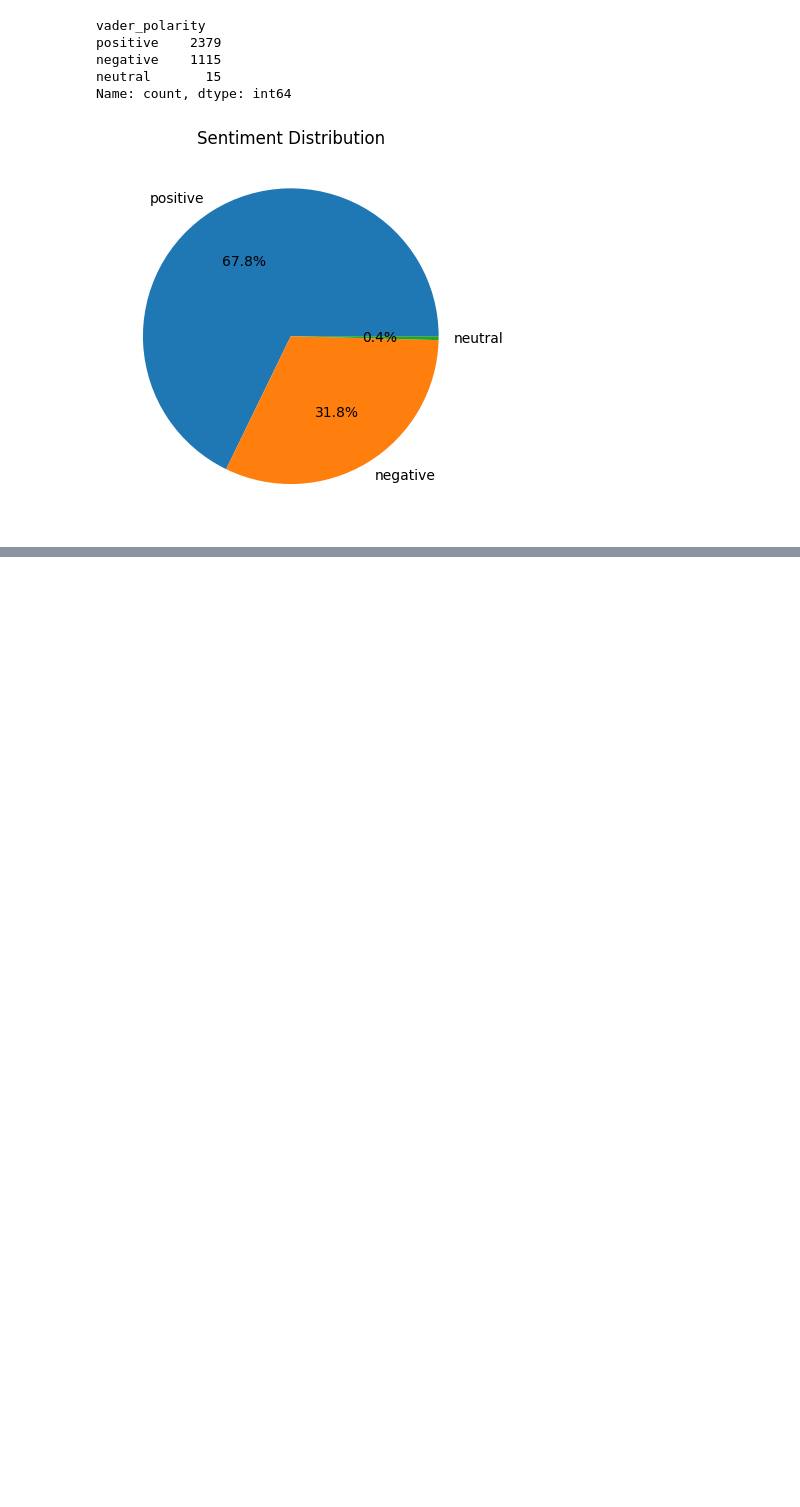
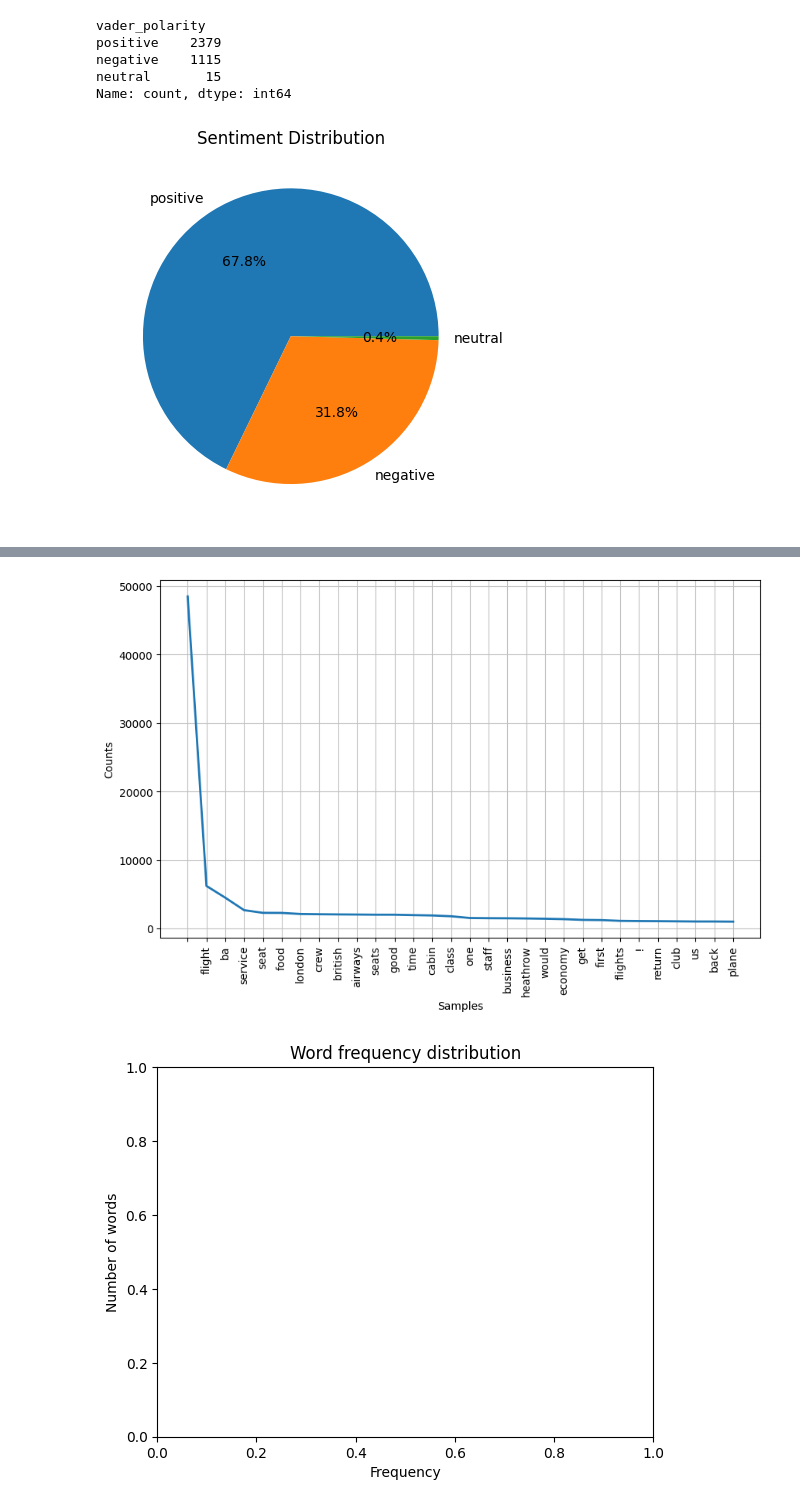
Before and after one commit to Timmy485/Forage_British_Airways, a Jupyter notebook: EDA_and_Visualization.ipynb, the cells around one changed output, grey strips where cells are left out. Drawn from its saved outputs; the diff is of its cells as text; code cells hidden in the pictures; blank space fills up the shorter version.

```diff
--- a/EDA_and_Visualization.ipynb
+++ b/EDA_and_Visualization.ipynb
@@ -215,0 +255,11 @@ Name: count, dtype: int64
+# %%
+# Create a histogram of word frequencies
+plt.figure(figsize=(10, 6))
+freqdist.plot(30, cumulative=False)
+plt.title('Word frequency distribution')
+plt.xlabel('Frequency')
+plt.ylabel('Number of words')
+plt.show()
+# %% [output]
+[figure, added]
+[figure, added]
```
Also changed, not shown: parts of 18 cells of this notebook.
